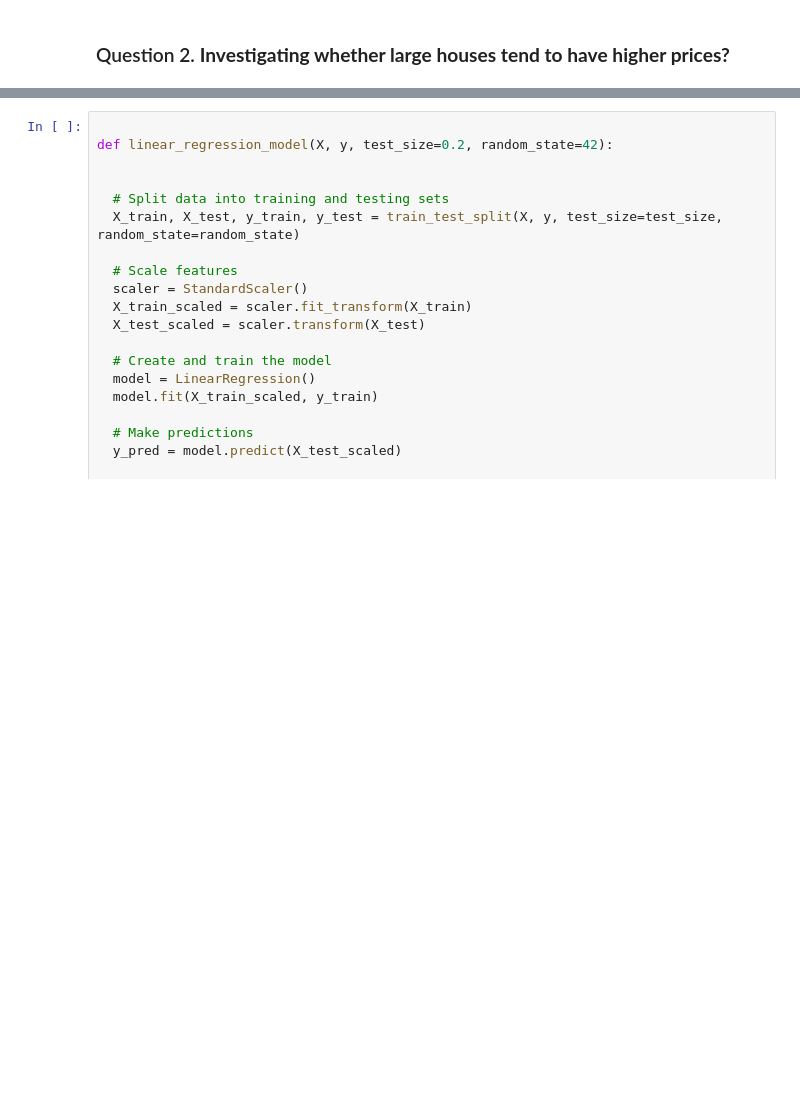
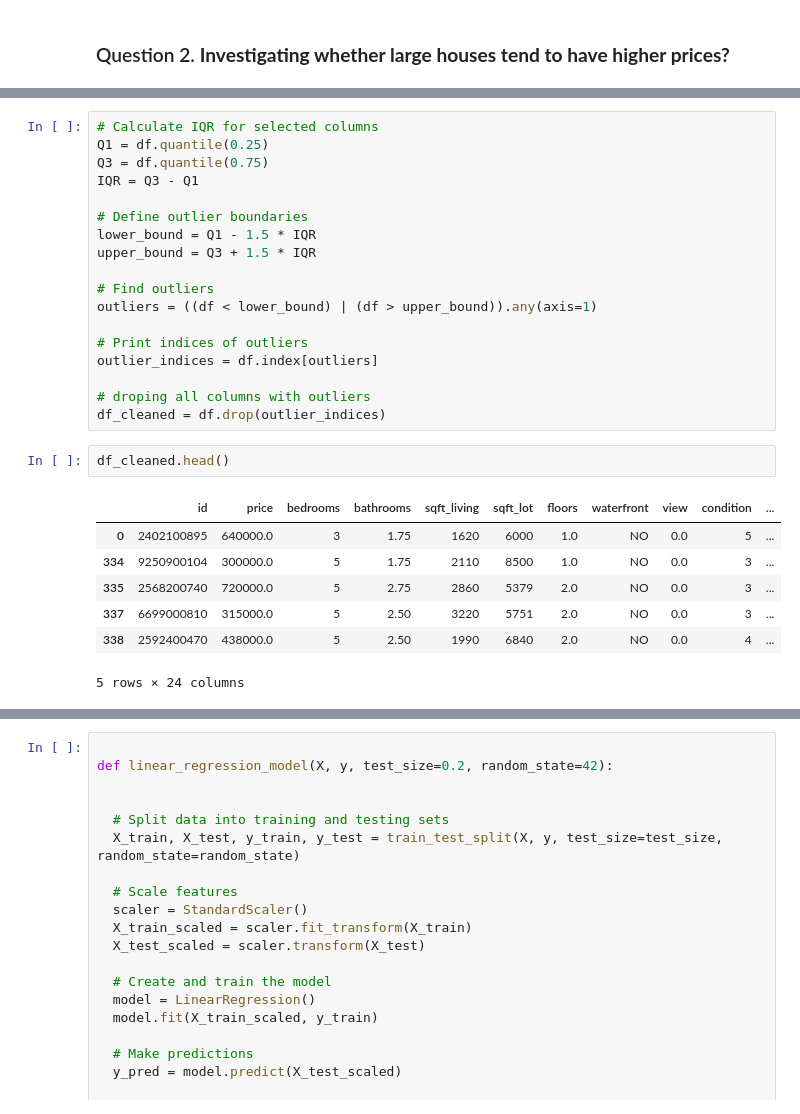
Before and after one commit to Bennie-Kibet/Phase-2-project, a Jupyter notebook: index.ipynb, the cells around one changed output, grey strips where cells are left out. Cells and saved outputs as stored; diff of their text form; blank space fills up the shorter version.

```diff
--- a/index.ipynb
+++ b/index.ipynb
@@ -693,0 +713,28 @@ The goal is to determine which features of a house have the most significant imp
+# %%
+# Calculate IQR for selected columns
+Q1 = df.quantile(0.25)
+Q3 = df.quantile(0.75)
+IQR = Q3 - Q1
+
+# Define outlier boundaries
+lower_bound = Q1 - 1.5 * IQR
+upper_bound = Q3 + 1.5 * IQR
+
+# Find outliers
+outliers = ((df < lower_bound) | (df > upper_bound)).any(axis=1)
+
+# Print indices of outliers
+outlier_indices = df.index[outliers]
+
+# droping all columns with outliers
+df_cleaned = df.drop(outlier_indices)
+# %%
+df_cleaned.head()
+# %% [output]
+|  | id | price | bedrooms | bathrooms | sqft_living | sqft_lot | floors | waterfront | view | condition | ... |
+| 0 | 2402100895 | 640000.0 | 3 | 1.75 | 1620 | 6000 | 1.0 | NO | 0.0 | 5 | ... |
+| 334 | 9250900104 | 300000.0 | 5 | 1.75 | 2110 | 8500 | 1.0 | NO | 0.0 | 3 | ... |
+| 335 | 2568200740 | 720000.0 | 5 | 2.75 | 2860 | 5379 | 2.0 | NO | 0.0 | 3 | ... |
+| 337 | 6699000810 | 315000.0 | 5 | 2.50 | 3220 | 5751 | 2.0 | NO | 0.0 | 3 | ... |
+| 338 | 2592400470 | 438000.0 | 5 | 2.50 | 1990 | 6840 | 2.0 | NO | 0.0 | 4 | ... |
+5 rows × 24 columns
```
Also changed, not shown: parts of 16 cells of this notebook.
